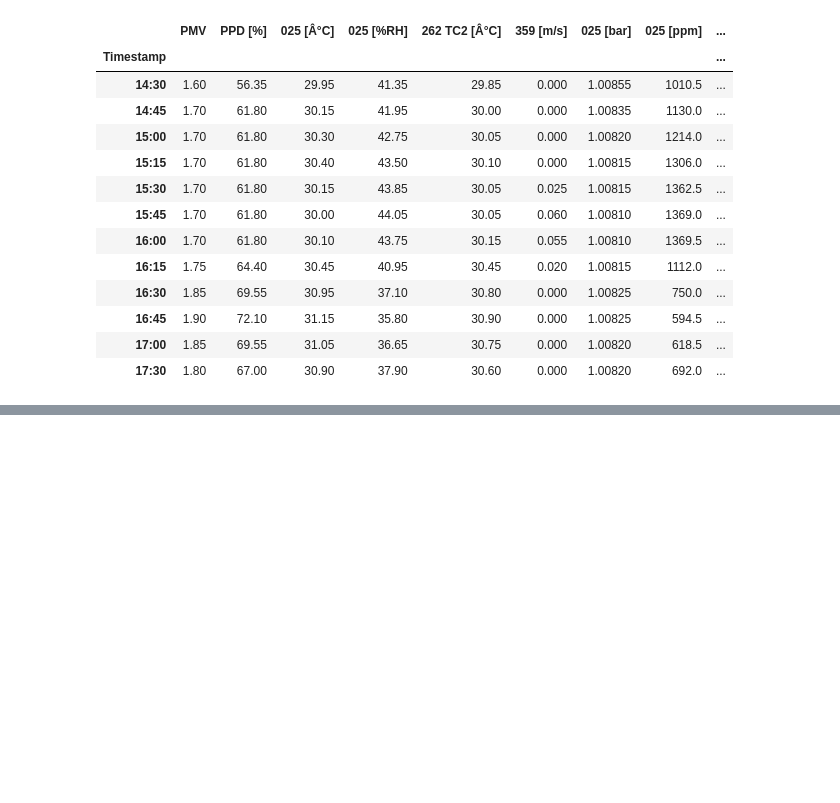
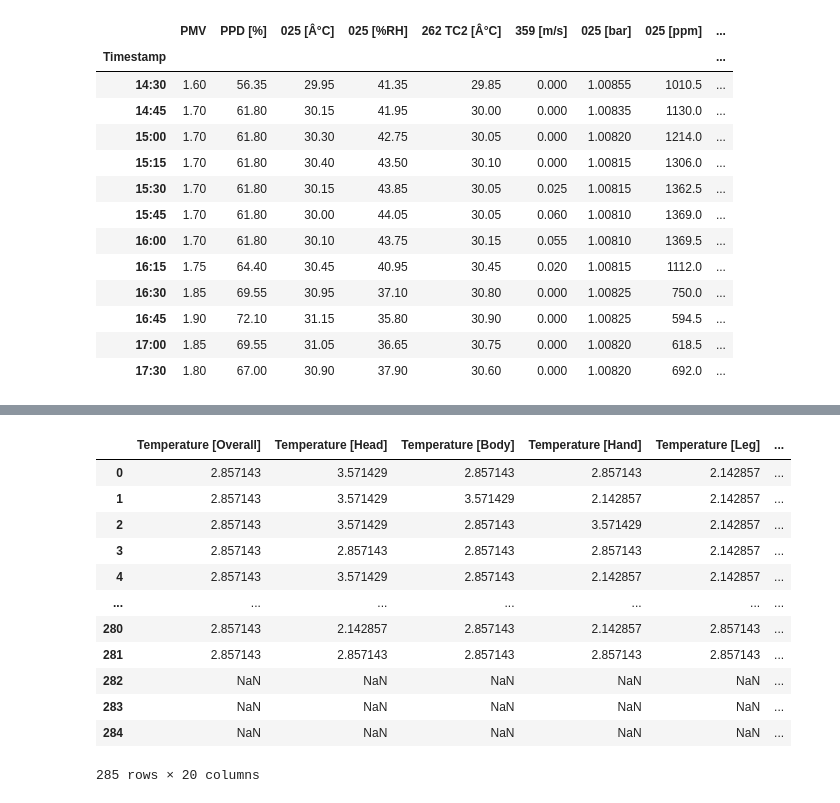
Before and after one commit to harshxtanwar/data_analytics_group_01, a Jupyter notebook: analytics.ipynb, the cells around one changed output, grey strips where cells are left out. Saved outputs shown, nothing was run; the diff lists cells and outputs as text; code cells hidden in the pictures; blank space fills up the shorter version.

```diff
--- a/analytics.ipynb
+++ b/analytics.ipynb
@@ -376,0 +338,16 @@ for i in df_.columns[1:]:
+# %%
+normalized_data.head(285)
+# %% [output]
+|  | Temperature [Overall] | Temperature [Head] | Temperature [Body] | Temperature [Hand] | Temperature [Leg] | ... |
+| 0 | 2.857143 | 3.571429 | 2.857143 | 2.857143 | 2.142857 | ... |
+| 1 | 2.857143 | 3.571429 | 3.571429 | 2.142857 | 2.142857 | ... |
+| 2 | 2.857143 | 3.571429 | 2.857143 | 3.571429 | 2.142857 | ... |
+| 3 | 2.857143 | 2.857143 | 2.857143 | 2.857143 | 2.142857 | ... |
+| 4 | 2.857143 | 3.571429 | 2.857143 | 2.142857 | 2.142857 | ... |
+| ... | ... | ... | ... | ... | ... | ... |
+| 280 | 2.857143 | 2.142857 | 2.857143 | 2.142857 | 2.857143 | ... |
+| 281 | 2.857143 | 2.857143 | 2.857143 | 2.857143 | 2.857143 | ... |
+| 282 | NaN | NaN | NaN | NaN | NaN | ... |
+| 283 | NaN | NaN | NaN | NaN | NaN | ... |
+| 284 | NaN | NaN | NaN | NaN | NaN | ... |
+285 rows × 20 columns
```
Also changed, not shown: parts of 44 cells of this notebook, 1 other file.
